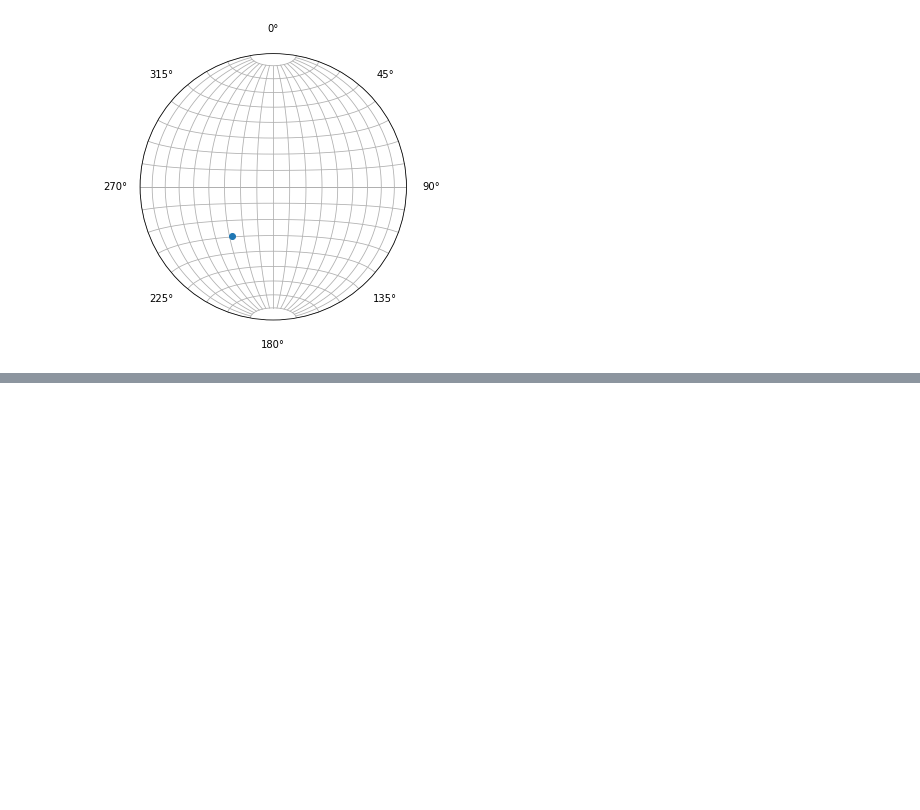
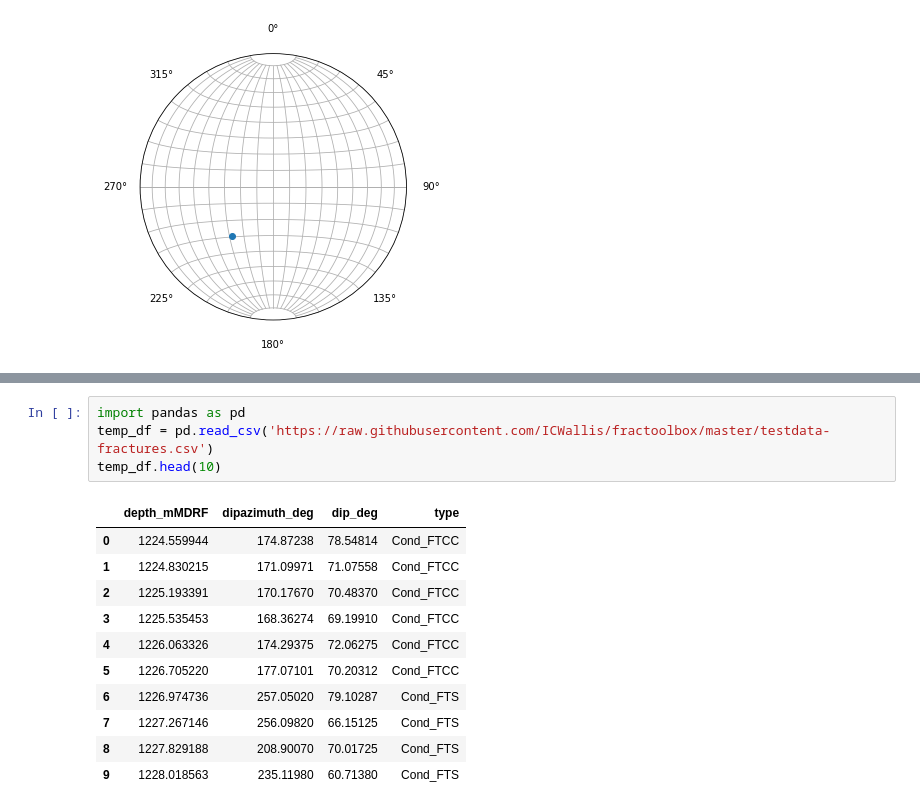
Before and after one commit to sanjuirm/Structural-Geology-and-Python, a Jupyter notebook: mplstreonet.ipynb, the cells around one changed output, grey strips where cells are left out. Drawn from its saved outputs; the diff is of its cells as text; blank space fills up the shorter version.

```diff
--- a/mplstreonet.ipynb
+++ b/mplstreonet.ipynb
@@ -73,0 +92,16 @@ plt.tight_layout()
+# %%
+import pandas as pd
+temp_df = pd.read_csv('https://raw.githubusercontent.com/ICWallis/fractoolbox/master/testdata-fractures.csv')
+temp_df.head(10)
+# %% [output]
+|  | depth_mMDRF | dipazimuth_deg | dip_deg | type |
+| 0 | 1224.559944 | 174.87238 | 78.54814 | Cond_FTCC |
+| 1 | 1224.830215 | 171.09971 | 71.07558 | Cond_FTCC |
+| 2 | 1225.193391 | 170.17670 | 70.48370 | Cond_FTCC |
+| 3 | 1225.535453 | 168.36274 | 69.19910 | Cond_FTCC |
+| 4 | 1226.063326 | 174.29375 | 72.06275 | Cond_FTCC |
+| 5 | 1226.705220 | 177.07101 | 70.20312 | Cond_FTCC |
+| 6 | 1226.974736 | 257.05020 | 79.10287 | Cond_FTS |
+| 7 | 1227.267146 | 256.09820 | 66.15125 | Cond_FTS |
+| 8 | 1227.829188 | 208.90070 | 70.01725 | Cond_FTS |
+| 9 | 1228.018563 | 235.11980 | 60.71380 | Cond_FTS |
```
Also changed, not shown: parts of 6 cells of this notebook.
